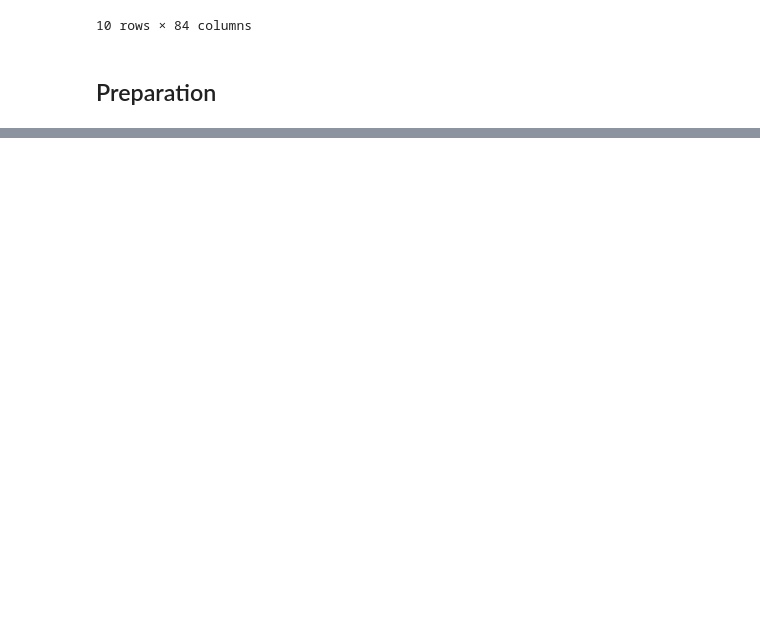
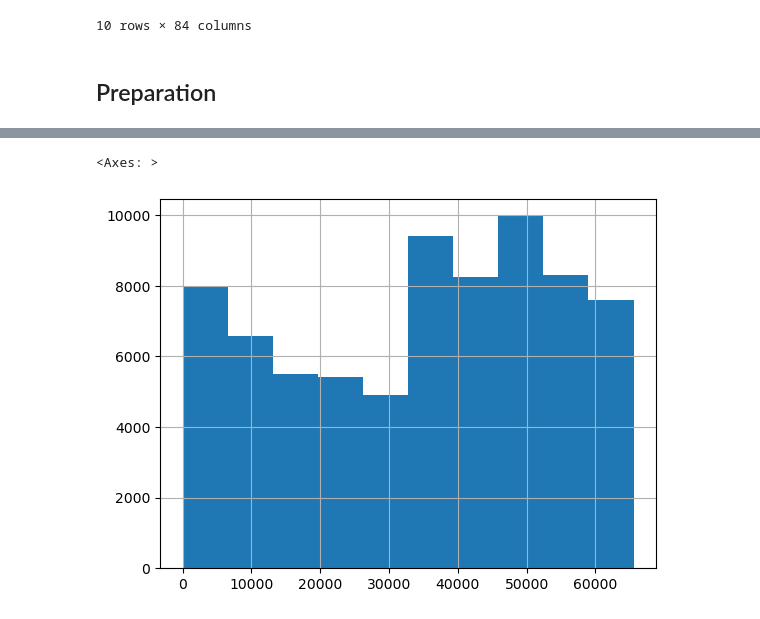
Before and after one commit to Michael-Nelson361/RT-IOT2022, a Jupyter notebook: wrangle.ipynb, the cells around one changed output, grey strips where cells are left out. Saved outputs shown, nothing was run; the diff lists cells and outputs as text; code cells hidden in the pictures; blank space fills up the shorter version.

```diff
--- a/wrangle.ipynb
+++ b/wrangle.ipynb
@@ -153,0 +162,2 @@ def acquire_iot2022():
+# %%
+df, rt_data = acquire_iot2022()
@@ -153,0 +285,9 @@ def acquire_iot2022():
+# %%
+# Isolate the train test
+train, val_test = train_test_split(
+    df,
+    train_size=0.6,
+    test_size=0.4,
+    random_state=ranstate,
+    stratify=df.Attack_type
+)
@@ -153,0 +339,9 @@ def acquire_iot2022():
+# %%
+# Separate out the validate and test datasets
+validate, test = train_test_split(
+    val_test,
+    train_size=0.6,
+    test_size=0.4,
+    random_state=ranstate,
+    stratify=val_test.Attack_type
+)
@@ -153,0 +437,7 @@ def acquire_iot2022():
+# %%
+# test the newly created function
+train, validate, test = data_split(df, ranstate)
+
+print(train.shape)
+print(validate.shape)
+print(test.shape)
@@ -153,0 +539,5 @@ def acquire_iot2022():
+# %%
+train['id.orig_p'].hist()
+# %% [output]
+<Axes: >
+[figure, added]
```
Also changed, not shown: parts of 32 cells of this notebook, 2 other files.
